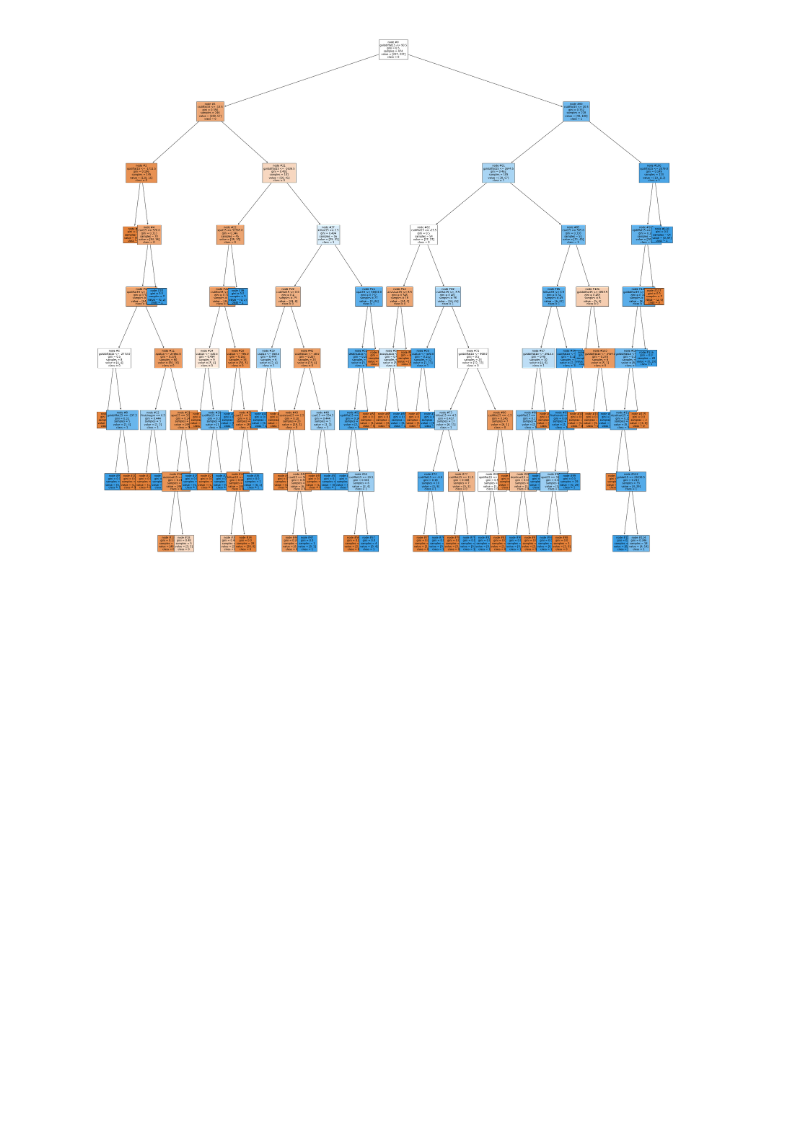
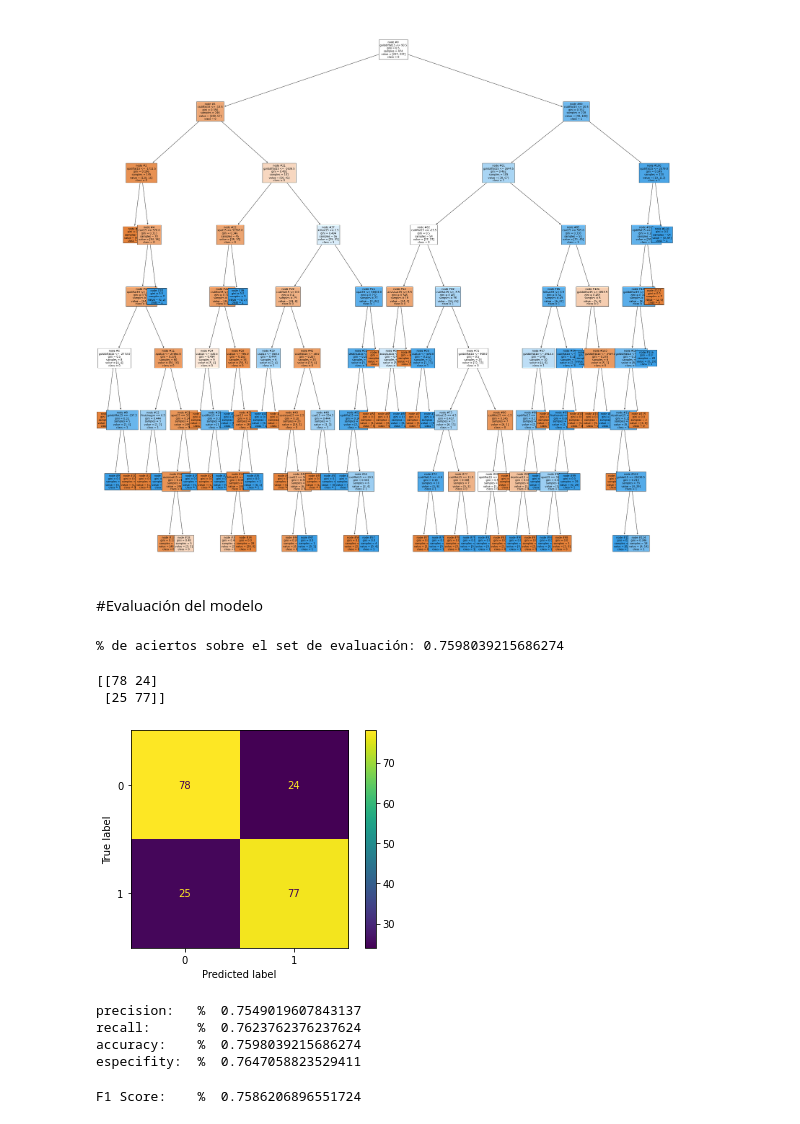
Before and after one commit to cporras/lol-esports, a Jupyter notebook: Notebooks/Algoritmos_clasificacion_1_arbol_de_decision.ipynb, the cells around one changed output. Drawn from its saved outputs; the diff is of its cells as text; code cells hidden in the pictures; blank space fills up the shorter version.

Commit message:
Evaluacion del modelo 1

```diff
--- a/Notebooks/Algoritmos_clasificacion_1_arbol_de_decision.ipynb
+++ b/Notebooks/Algoritmos_clasificacion_1_arbol_de_decision.ipynb
@@ -111,3 +106,51 @@ plot_tree(tree,fontsize=10,feature_names=X.columns,filled=True,node_ids=True,cla
 plt.show()
 # %% [output]
 [figure]
+# %% [markdown]
+#Evaluación del modelo
+# %%
+#Calculo el accuracy en Test
+test_accuracy = accuracy_score(y_test, y_test_pred)
+
+print('% de aciertos sobre el set de evaluación:',test_accuracy)
+# %% [output]
+% de aciertos sobre el set de evaluación: 0.7598039215686274
+# %%
+import matplotlib.pyplot as plt
+from sklearn.metrics import confusion_matrix
+from sklearn.metrics import plot_confusion_matrix
+
+#Matriz de Confusión
+print(confusion_matrix(y_test, y_test_pred))
+
+#Ploteamos la Matriz
+plot_confusion_matrix(tree, X_test, y_test)
+plt.show()
+
+#Se observa una distribución uniforme entre falsos positivos y falsos negativos
+# %% [output]
+[[78 24]
+ [25 77]]
+[figure, added]
+# %%
+cm = confusion_matrix(y_test, y_test_pred)
+precision = cm[1][1] / (cm[1][1]+cm[1][0])
+recall  = cm[1][1] / (cm[1][1]+cm[0][1])
+accuracy  = (cm[1][1]+cm[0][0]) / (cm[0][0]+cm[0][1]+cm[1][0]+cm[1][1])
+especifity  = cm[0][0] / (cm[0][0]+cm[0][1])
+print('precision:   % ',precision)
+print('recall:      % ',recall)
+print('accuracy:    % ',accuracy)
+print('especifity:  % ',especifity)
+# %% [output]
+precision:   %  0.7549019607843137
+recall:      %  0.7623762376237624
+accuracy:    %  0.7598039215686274
+especifity:  %  0.7647058823529411
+# %%
+from sklearn.metrics import f1_score
+
+# Calculo del F1 score
+print("F1 Score:    % ", f1_score(y_test, y_test_pred))
+# %% [output]
+F1 Score:    %  0.7586206896551724
```
Also changed, not shown: parts of 3 cells of this notebook.
